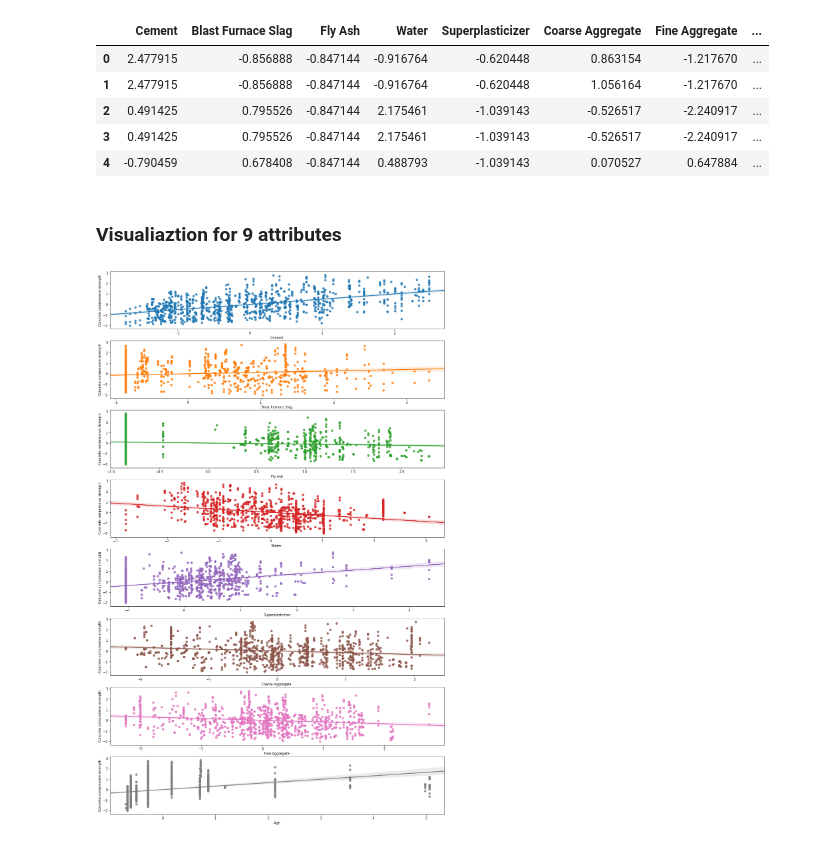
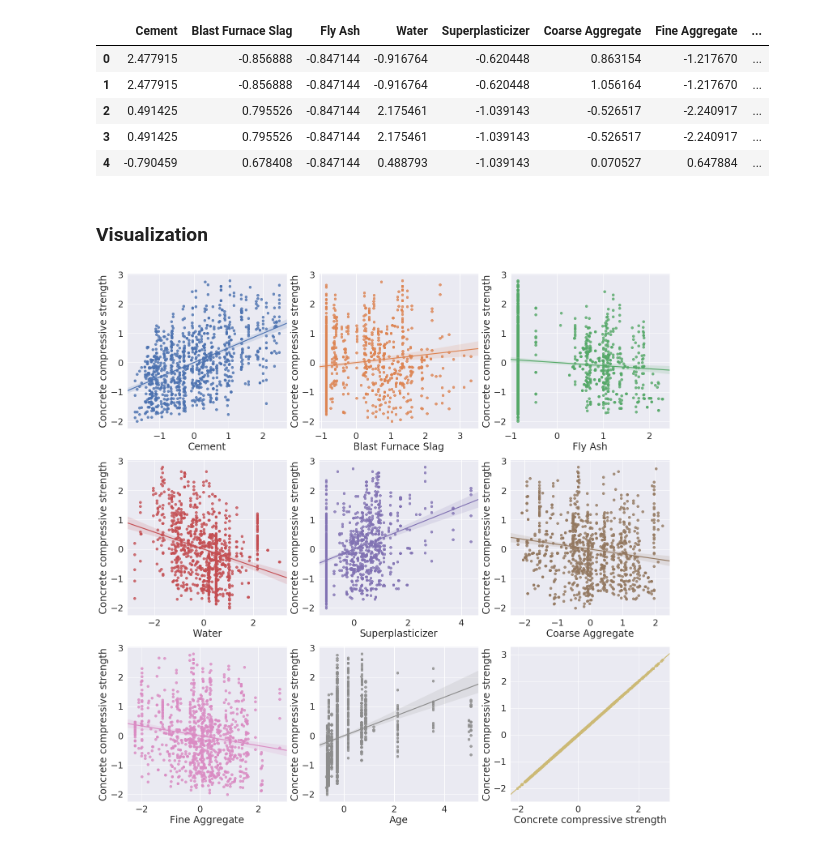
Before and after one commit to hcchang0701/machine_learning, a Jupyter notebook: hw3/Problem1.ipynb, the cells around one changed output. Drawn from its saved outputs; the diff is of its cells as text; code cells hidden in the pictures.

```diff
--- a/hw3/Problem1.ipynb
+++ b/hw3/Problem1.ipynb
@@ -5,10 +2,11 @@
 import warnings; warnings.simplefilter('ignore')
 import numpy as np
 import pandas as pd
+
 df = pd.read_csv('Concrete_Data.csv')
+
+# rename columns
+df.rename(columns=lambda x: x.split('(')[0].strip(), inplace=True)
-# %%
-# rename columns
-df.rename(columns=lambda x: x.split('(')[0], inplace=True)
 # %%
 df.assign().head()
 # %% [output]
@@ -28,6 +26,3 @@ df.describe(percentiles=[])
 | min | 102.000000 | 0.000000 | 0.000000 | 121.800000 | 0.000000 | 801.000000 | 594.000000 | ... |
 | 50% | 272.900000 | 22.000000 | 0.000000 | 185.000000 | 6.400000 | 968.000000 | 779.500000 | ... |
 | max | 540.000000 | 359.400000 | 200.100000 | 247.000000 | 32.200000 | 1145.000000 | 992.600000 | ... |
-# %%
-df.input=df.iloc[:,0:-1]
-df.input.head()
@@ -41,3 +28,0 @@ df.input.head()
-# %%
-df.output=df.iloc[:,-1]
-df.output.head()
@@ -72,8 +47,8 @@ df.head()
 | 2 | 0.491425 | 0.795526 | -0.847144 | 2.175461 | -1.039143 | -0.526517 | -2.240917 | ... |
 | 3 | 0.491425 | 0.795526 | -0.847144 | 2.175461 | -1.039143 | -0.526517 | -2.240917 | ... |
 | 4 | -0.790459 | 0.678408 | -0.847144 | 0.488793 | -1.039143 | 0.070527 | 0.647884 | ... |
-# %% [markdown]
-### Visualiaztion for 9 attributes
+# %% [markdown]
+### Visualization
 # %%
 import seaborn as sns
 import matplotlib.pyplot as plt
@@ -83,13 +55,15 @@ import matplotlib.pyplot as plt
 # %%
 # Create a figure instance, and the two subplots
 inputNum = 8
 
-axes = []
-fig, axes = plt.subplots(nrows=inputNum, sharey=True, figsize=(18, 30))
+sns.set(font_scale=2)
+fig, axes = plt.subplots(3, 3, figsize=(24, 24))
 
-for i in range(0, inputNum):
-    sns.regplot(x=df.columns[i], y=df.columns[inputNum], data=df, ax=axes[i])
 
-plt.show()
+for i in range(0, 3):
+    for j in range(0, 3):
+        sns.regplot(x=df.columns[i*3+j], y=df.columns[inputNum], data=df, ax=axes[i][j])
+
+#plt.show()
 # %% [output]
-[figure, old version]
+[figure, new version]
```
Also changed, not shown: parts of 25 cells of this notebook.
